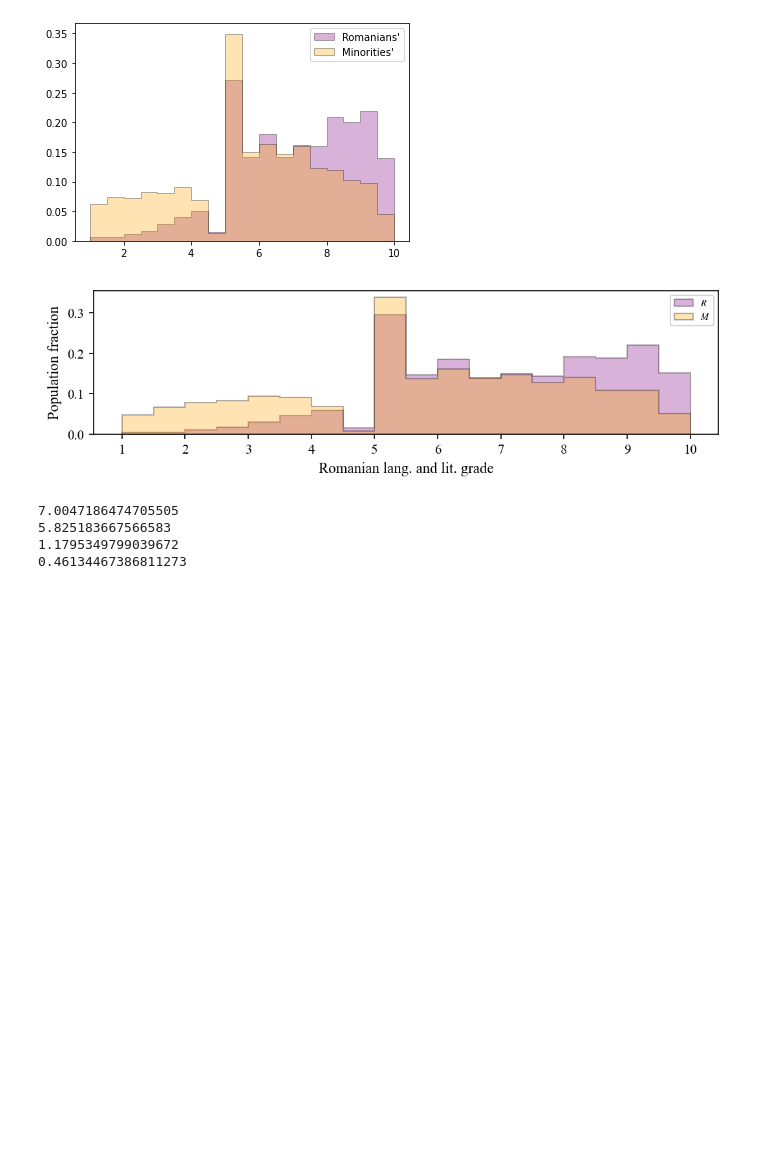
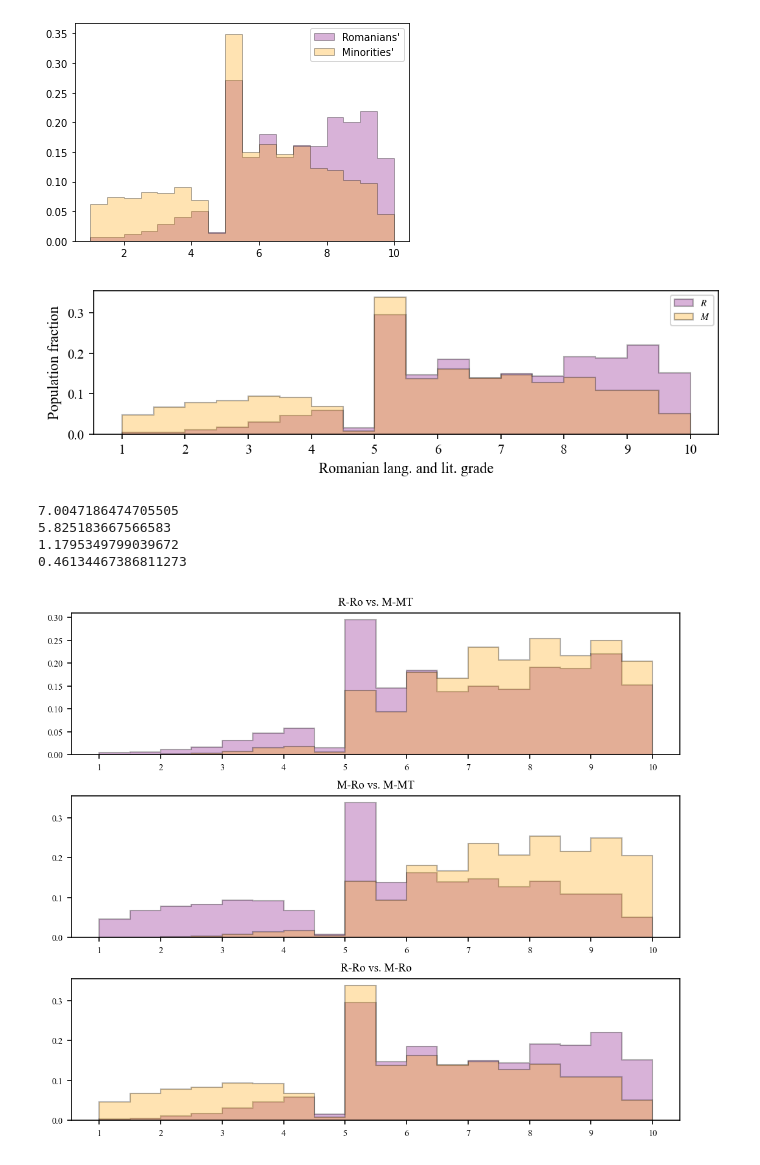
Before and after one commit to alparius/bac-stat, a Jupyter notebook: src/exp4_grade_distribution.ipynb, the cells around one changed output. Cells and saved outputs as stored; diff of their text form; code cells hidden in the pictures; blank space fills up the shorter version.

```diff
--- a/src/exp4_grade_distribution.ipynb
+++ b/src/exp4_grade_distribution.ipynb
@@ -92,3 +92,45 @@ print(cohen_d(romanian_only_results['romanian_written_final'].to_numpy(), romani
 5.825183667566583
 1.1795349799039672
 0.46134467386811273
+# %%
+results_2019_filtered = results_2019[results_2019[['romanian_written_final', 'mother_tongue_written_final']].applymap(lambda x: np.isreal(x) or x == '').all(1)]
+results_2020_filtered = results_2020[results_2020[['romanian_written_final', 'mother_tongue_written_final']].applymap(lambda x: (np.isreal(x) and (x >= 1)) or x == '').all(1)]
+results_2021_filtered = results_2021[results_2021[['romanian_written_final', 'mother_tongue_written_final']].applymap(lambda x: (np.isreal(x) and (x >= 1)) or x == '').all(1)]
+results_filtered = pd.concat([results_2019_filtered, results_2020_filtered, results_2021_filtered])
+
+results_filtered_r = results_filtered[results_filtered[['mother_tongue']].applymap(lambda x: x == '').all(1)]
+results_filtered_m = results_filtered[results_filtered[['mother_tongue']].applymap(lambda x: x != '').all(1)]
+
+results_filtered_m = results_filtered_m[results_filtered_m[['mother_tongue_written_final']].applymap(lambda x: np.isreal(x) or x == '').all(1)]
+
+with plt.rc_context(bundles.neurips2021(usetex=False, family='serif')):
+    fig, axs = plt.subplots(3, figsize=(7,6), dpi=150)
+
+    axs[0].hist(results_filtered_r['romanian_written_final'].to_list(), density=True, bins=18, alpha = 0.3, color='purple', edgecolor='black', linewidth=1, histtype= "stepfilled")
+    axs[0].hist(results_filtered_m['mother_tongue_written_final'].to_list(), density=True, bins=18, alpha = 0.3, color='orange', edgecolor='black', linewidth=1, histtype= "stepfilled")
+
+    axs[1].hist(results_filtered_m['romanian_written_final'].to_list(), density=True, bins=18, alpha = 0.3, color='purple', edgecolor='black', linewidth=1, histtype= "stepfilled")
+    axs[1].hist(results_filtered_m['mother_tongue_written_final'].to_list(), density=True, bins=18, alpha = 0.3, color='orange', edgecolor='black', linewidth=1, histtype= "stepfilled")
+
+    axs[2].hist(results_filtered_r['romanian_written_final'].to_list(), density=True, bins=18, alpha = 0.3, color='purple', edgecolor='black', linewidth=1, histtype= "stepfilled")
+    axs[2].hist(results_filtered_m['romanian_written_final'].to_list(), density=True, bins=18, alpha = 0.3, color='orange', edgecolor='black', linewidth=1, histtype= "stepfilled")
+
+
+    axs[0].set_xticks(np.arange(1,11))
+    axs[1].set_xticks(np.arange(1,11))
+    axs[2].set_xticks(np.arange(1,11))
+    axs[0].set_title('R-Ro vs. M-MT')
+    axs[1].set_title('M-Ro vs. M-MT')
+    axs[2].set_title('R-Ro vs. M-Ro')
+
+    # ax.legend(["$\it{MT}$", "$\it{Ro}$"], loc='upper left')
+    # ax.set_xlabel("Avg. of mandatory and elective grades", fontsize=11)
+    # ax.set_ylabel("Population fraction", fontsize=11)
+    # ax.set_xticklabels(np.arange(1,11), fontsize=10)
+    # ax.tick_params(axis='y', labelsize=10)
+
+
+    plt.show()
+    fig.savefig('../doc/plots/exp4_grade_distrib_min.png', bbox_inches='tight')
+# %% [output]
+[figure, added]
```
Also changed, not shown: parts of 2 cells of this notebook, 3 other files.
